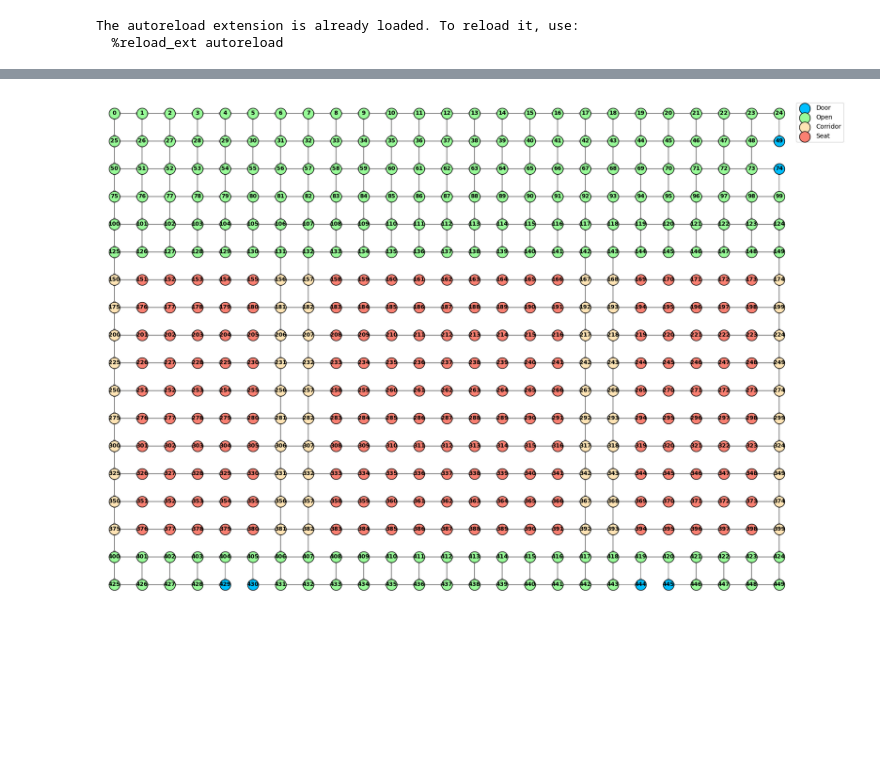
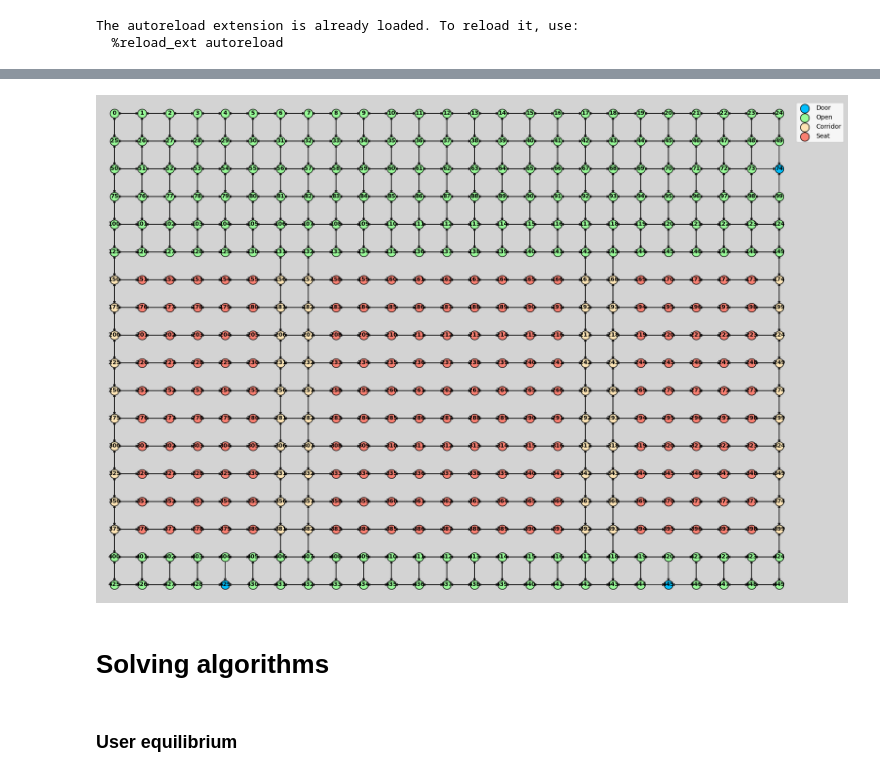
Before and after one commit to AndreaMontoneri/PROJET_NETWORK, a Jupyter notebook: début.ipynb, the cells around one changed output, grey strips where cells are left out. Drawn from its saved outputs; the diff is of its cells as text; code cells hidden in the pictures; blank space fills up the shorter version.

```diff
--- a/début.ipynb
+++ b/début.ipynb
@@ -10,8 +17,10 @@ The autoreload extension is already loaded. To reload it, use:
 # %%
 X = 25
 Y = 18
-idx_doors = [49, 74, 429, 430, 444, 445]
-speed = 4       # [m/s] -> 14,4 [km/h]
+idx_doors = [74, 429, 445]
+speed_flat = 1.25
+speef_stairs = 0.7
+speed_chairs = 1
 grid_size = 1   # [m]
 # %%
 df_nodes = generate_nodes(X, Y, idx_doors)
@@ -32,5 +41,5 @@ df_nodes
 450 rows × 5 columns
 # %%
-df_links = generate_links(df_nodes,speed, grid_size, idx_doors)
+df_links = generate_links(df_nodes, speed_flat, speef_stairs, speed_chairs, grid_size, idx_doors)
 df_links
 # %% [output]
@@ -50,4 +77,6 @@ df_links
 # %%
-plot_network(df_nodes, df_links, idx_doors, X, Y, True, False, figsize=(20,20))
+plot_network(df_nodes, df_links, idx_doors, X, Y, True, False, figsize=(20,20), name="image/CE1.pdf")
 # %% [output]
-[figure, old version]
+[figure, new version]
+# %% [markdown]
+# Solving algorithms
@@ -53,0 +89,2 @@ plot_network(df_nodes, df_links, idx_doors, X, Y, True, False, figsize=(20,20))
+# %% [markdown]
+### User equilibrium
```
Also changed, not shown: parts of 16 cells of this notebook, 9 other files.
